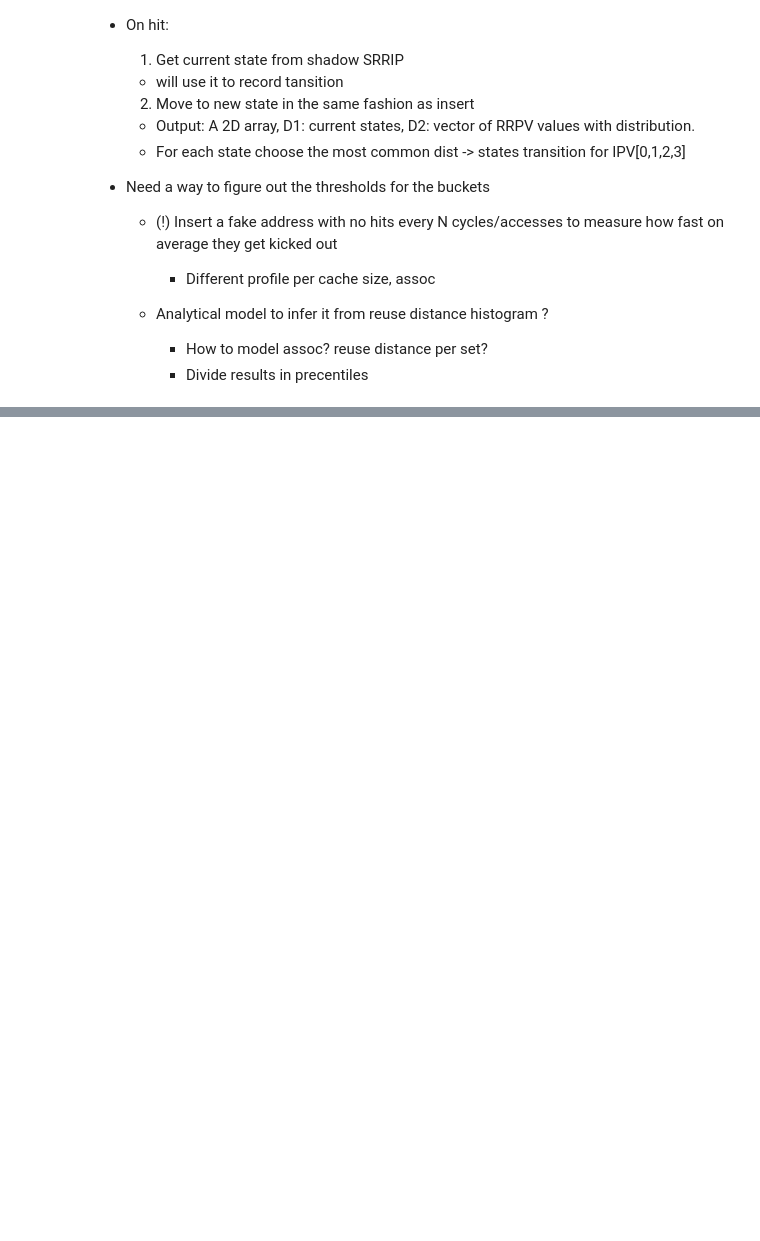
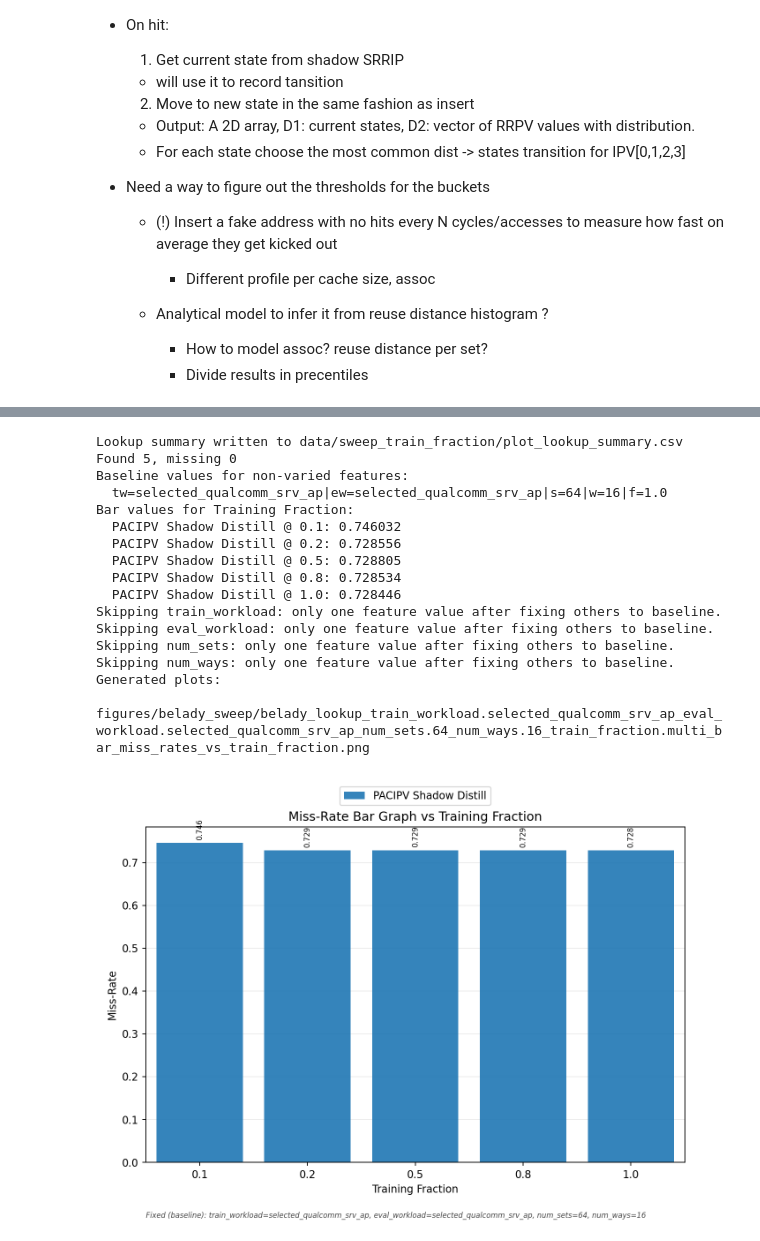
Before and after one commit to dchasap/itp_asplos25_AE, a Jupyter notebook: notebooks/pacipv.ipynb, the cells around one changed output, grey strips where cells are left out. Saved outputs shown, nothing was run; the diff lists cells and outputs as text; code cells hidden in the pictures; blank space fills up the shorter version.

```diff
--- a/notebooks/pacipv.ipynb
+++ b/notebooks/pacipv.ipynb
@@ -292,0 +590,32 @@ python3 ./scripts/run_belady_sweep.py \
+# %%
+!python3 ../scripts/plot_belady_sweep_results.py \
+  --sweep-summary-csv ./data/sweep_train_fraction/summary.csv \
+  --train-workloads selected_qualcomm_srv_ap \
+  --eval-workloads selected_qualcomm_srv_ap \
+  --num-sets-list 64 --num-ways-list 16 \
+  --train-fractions 1.0,0.8,0.5,0.2,0.1 \
+  --policies pacipv_shadow \
+  --summary-csv data/sweep_train_fraction/plot_lookup_summary.csv \
+  --plot-file-format png
+
+from IPython.display import Image, display
+display(Image("figures/belady_sweep/belady_lookup_train_workload.selected_qualcomm_srv_ap_eval_workload.selected_qualcomm_srv_ap_num_sets.64_num_ways.16_train_fraction.multi_bar_miss_rates_vs_train_fraction.png",
+width=600, height=600))
+# %% [output]
+Lookup summary written to data/sweep_train_fraction/plot_lookup_summary.csv
+Found 5, missing 0
+Baseline values for non-varied features:
+  tw=selected_qualcomm_srv_ap|ew=selected_qualcomm_srv_ap|s=64|w=16|f=1.0
+Bar values for Training Fraction:
+  PACIPV Shadow Distill @ 0.1: 0.746032
+  PACIPV Shadow Distill @ 0.2: 0.728556
+  PACIPV Shadow Distill @ 0.5: 0.728805
+  PACIPV Shadow Distill @ 0.8: 0.728534
+  PACIPV Shadow Distill @ 1.0: 0.728446
+Skipping train_workload: only one feature value after fixing others to baseline.
+Skipping eval_workload: only one feature value after fixing others to baseline.
+Skipping num_sets: only one feature value after fixing others to baseline.
+Skipping num_ways: only one feature value after fixing others to baseline.
+Generated plots:
+  figures/belady_sweep/belady_lookup_train_workload.selected_qualcomm_srv_ap_eval_workload.selected_qualcomm_srv_ap_num_sets.64_num_ways.16_train_fraction.multi_bar_miss_rates_vs_train_fraction.png
+[figure, added]
```
Also changed, not shown: parts of 33 cells of this notebook, 6 other files.
